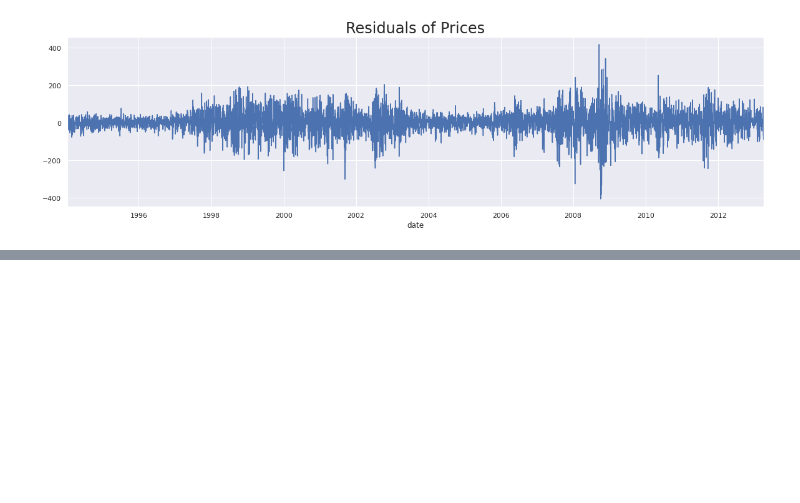
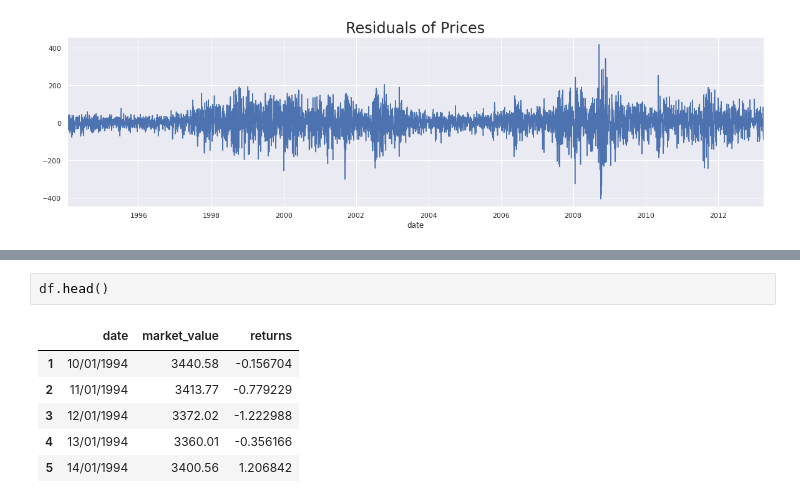
Before and after one commit to 1214345/curso-series-temporales, a Jupyter notebook: 5. Modelos AR autorregresivos/Python/6_Modelo_autorregresivo_AR_Precios.ipynb, the cells around one changed output, grey strips where cells are left out. Drawn from its saved outputs; the diff is of its cells as text; blank space fills up the shorter version.

```diff
--- a/5. Modelos AR autorregresivos/Python/6_Modelo_autorregresivo_AR_Precios.ipynb
+++ b/5. Modelos AR autorregresivos/Python/6_Modelo_autorregresivo_AR_Precios.ipynb
@@ -356,0 +423,9 @@ plt.show()
+# %%
+df.head()
+# %% [output]
+|  | date | market_value | returns |
+| 1 | 10/01/1994 | 3440.58 | -0.156704 |
+| 2 | 11/01/1994 | 3413.77 | -0.779229 |
+| 3 | 12/01/1994 | 3372.02 | -1.222988 |
+| 4 | 13/01/1994 | 3360.01 | -0.356166 |
+| 5 | 14/01/1994 | 3400.56 | 1.206842 |
```
Also changed, not shown: parts of 20 cells of this notebook.
